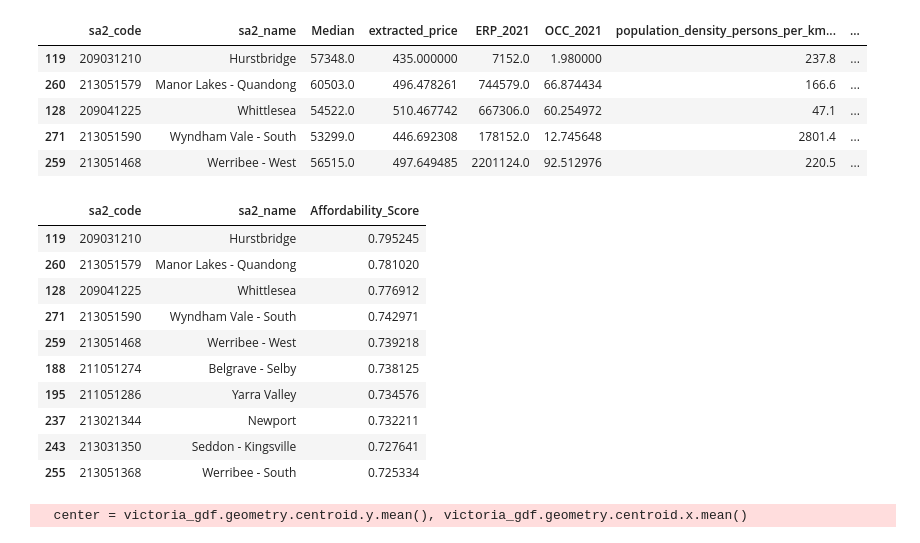
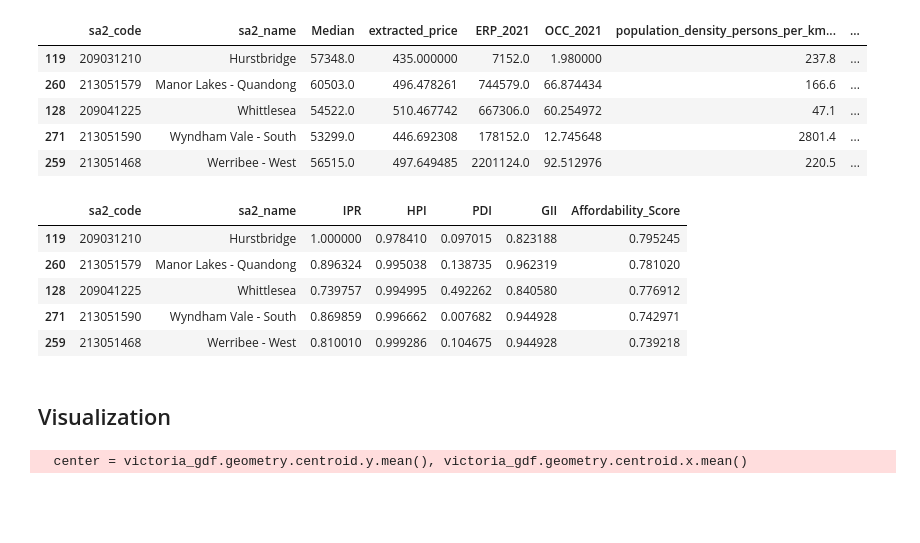
Before and after one commit to MAST30034-AppliedDataScience/project-2-group-real-estate-industry-project-3, a Jupyter notebook: notebooks/affordability.ipynb, the cells around one changed output. Cells and saved outputs as stored; diff of their text form; code cells hidden in the pictures; blank space fills up the shorter version.

```diff
--- a/notebooks/affordability.ipynb
+++ b/notebooks/affordability.ipynb
@@ -110,21 +110,18 @@ grouped_df.head()
 | 128 | 209041225 | Whittlesea | 54522.0 | 510.467742 | 667306.0 | 60.254972 | 47.1 | ... |
 | 271 | 213051590 | Wyndham Vale - South | 53299.0 | 446.692308 | 178152.0 | 12.745648 | 2801.4 | ... |
 | 259 | 213051468 | Werribee - West | 56515.0 | 497.649485 | 2201124.0 | 92.512976 | 220.5 | ... |
-# %%
-# Display the top 10 most affordable SA2 areas
-grouped_df[['sa2_code', 'sa2_name', 'Affordability_Score']].head(10)
-# %% [output]
-|  | sa2_code | sa2_name | Affordability_Score |
-| 119 | 209031210 | Hurstbridge | 0.795245 |
-| 260 | 213051579 | Manor Lakes - Quandong | 0.781020 |
-| 128 | 209041225 | Whittlesea | 0.776912 |
-| 271 | 213051590 | Wyndham Vale - South | 0.742971 |
-| 259 | 213051468 | Werribee - West | 0.739218 |
-| 188 | 211051274 | Belgrave - Selby | 0.738125 |
-| 195 | 211051286 | Yarra Valley | 0.734576 |
-| 237 | 213021344 | Newport | 0.732211 |
-| 243 | 213031350 | Seddon - Kingsville | 0.727641 |
-| 255 | 213051368 | Werribee - South | 0.725334 |
+# %%
+# check how each metric contributes to the Affordability Score
+grouped_df[['sa2_code', 'sa2_name', 'IPR', 'HPI', 'PDI', 'GII', 'Affordability_Score']].head()
+# %% [output]
+|  | sa2_code | sa2_name | IPR | HPI | PDI | GII | Affordability_Score |
+| 119 | 209031210 | Hurstbridge | 1.000000 | 0.978410 | 0.097015 | 0.823188 | 0.795245 |
+| 260 | 213051579 | Manor Lakes - Quandong | 0.896324 | 0.995038 | 0.138735 | 0.962319 | 0.781020 |
+| 128 | 209041225 | Whittlesea | 0.739757 | 0.994995 | 0.492262 | 0.840580 | 0.776912 |
+| 271 | 213051590 | Wyndham Vale - South | 0.869859 | 0.996662 | 0.007682 | 0.944928 | 0.742971 |
+| 259 | 213051468 | Werribee - West | 0.810010 | 0.999286 | 0.104675 | 0.944928 | 0.739218 |
+# %% [markdown]
+## Visualization
 # %%
 # Step 1: Get the top 10 SA2 codes
 top_sa2_codes = grouped_df['sa2_code'].head(10)
```
